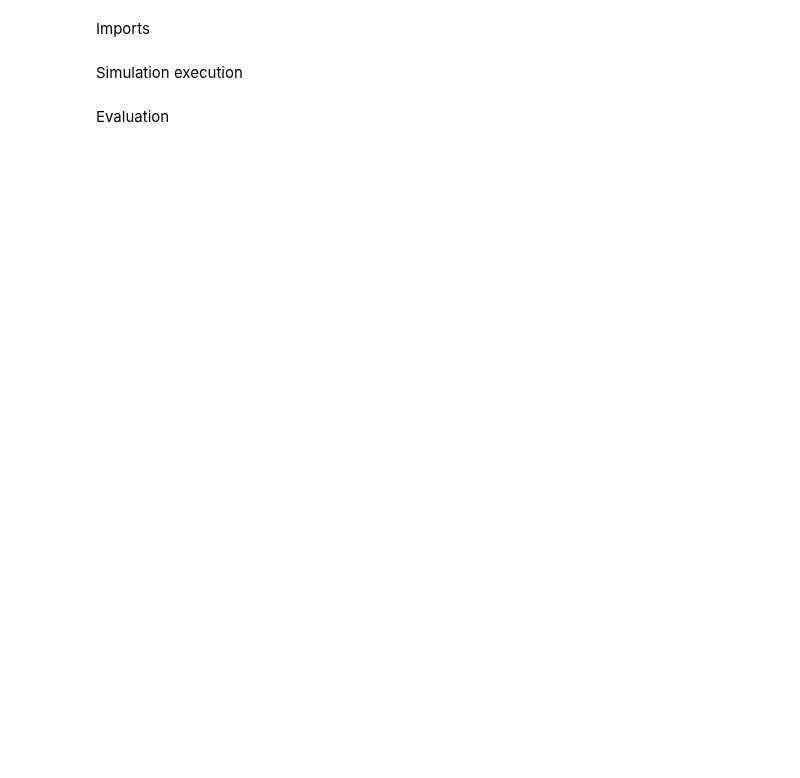
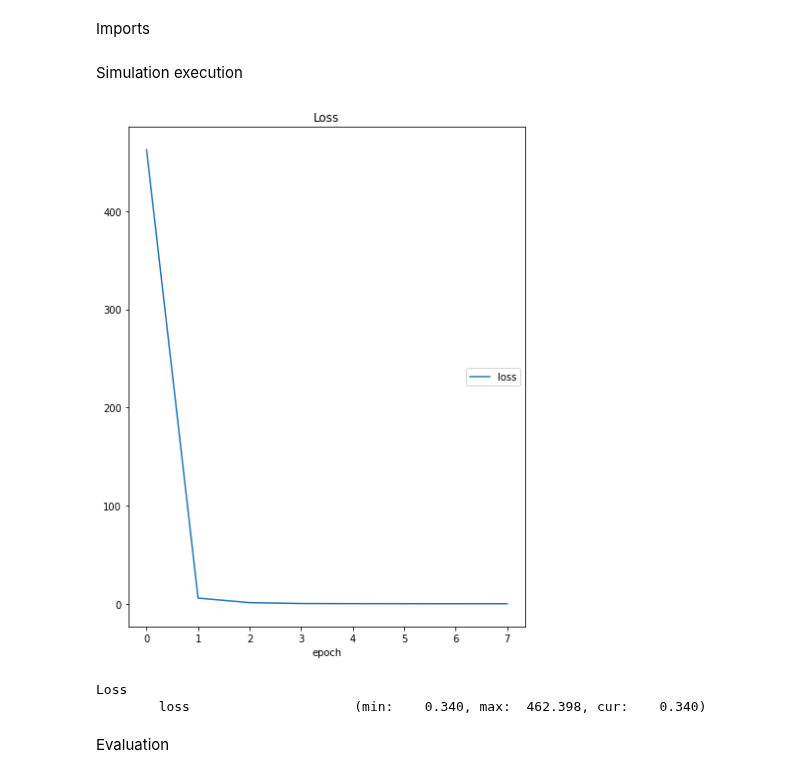
Before and after one commit to vistalab-technion/GraphMatching, a Jupyter notebook: subgraph_matching_via_nn/mask_binarization/binarization_simulation.ipynb, the cells around one changed output. Drawn from its saved outputs; the diff is of its cells as text; code cells hidden in the pictures; blank space fills up the shorter version.

Commit message:
Fixed simulation (needed to save Module state and load it)

```diff
--- a/subgraph_matching_via_nn/mask_binarization/binarization_simulation.ipynb
+++ b/subgraph_matching_via_nn/mask_binarization/binarization_simulation.ipynb
@@ -11,10 +11,14 @@ Simulation execution
 # %%
 output_path = f".{os.sep}simulation_results"
 
 simulator = LocalizationBinarizationSimulator(n_graph=10, n_subgraph=7, to_line=True)
-simulator.run_simulation(num_localizations=5, results_output_path=output_path)
+simulator.run_simulation(num_localizations=1, results_output_path=output_path)
 
 localization_results = LocalizationBinarizationSimulator.load_localization_results(output_path)
+# %% [output]
+[figure, added]
+Loss
+        loss                     (min:    0.340, max:  462.398, cur:    0.340)
 # %% [markdown]
 Evaluation
 # %%
```
Also changed, not shown: parts of 1 cell of this notebook, 1 other file.
